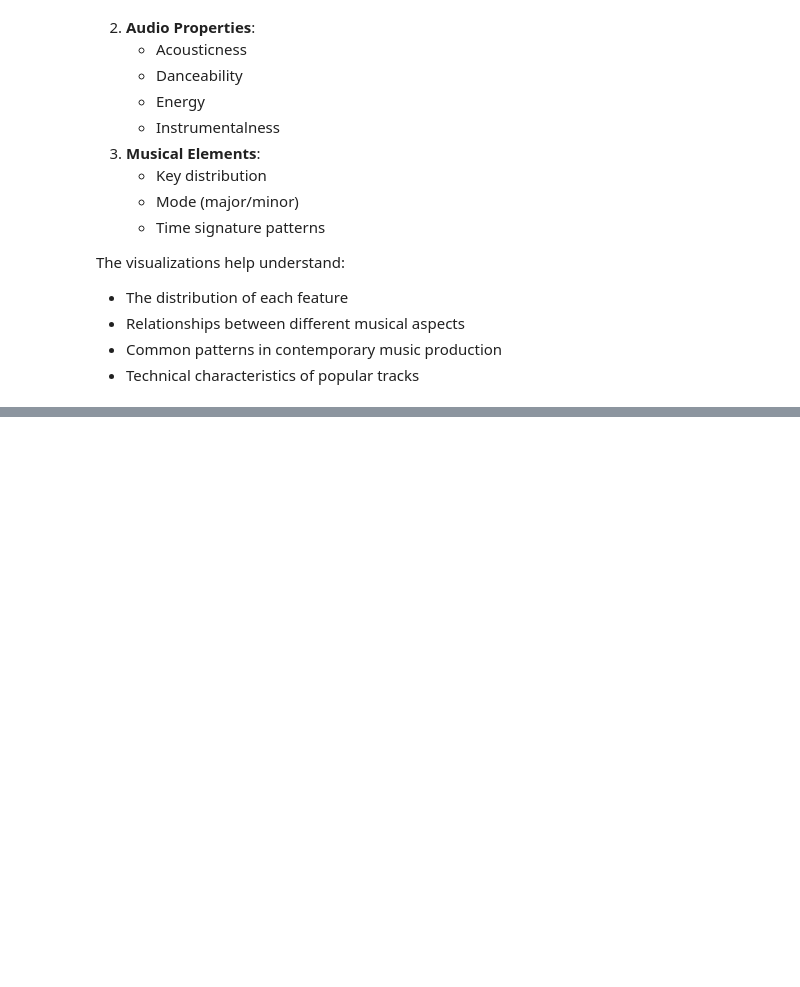
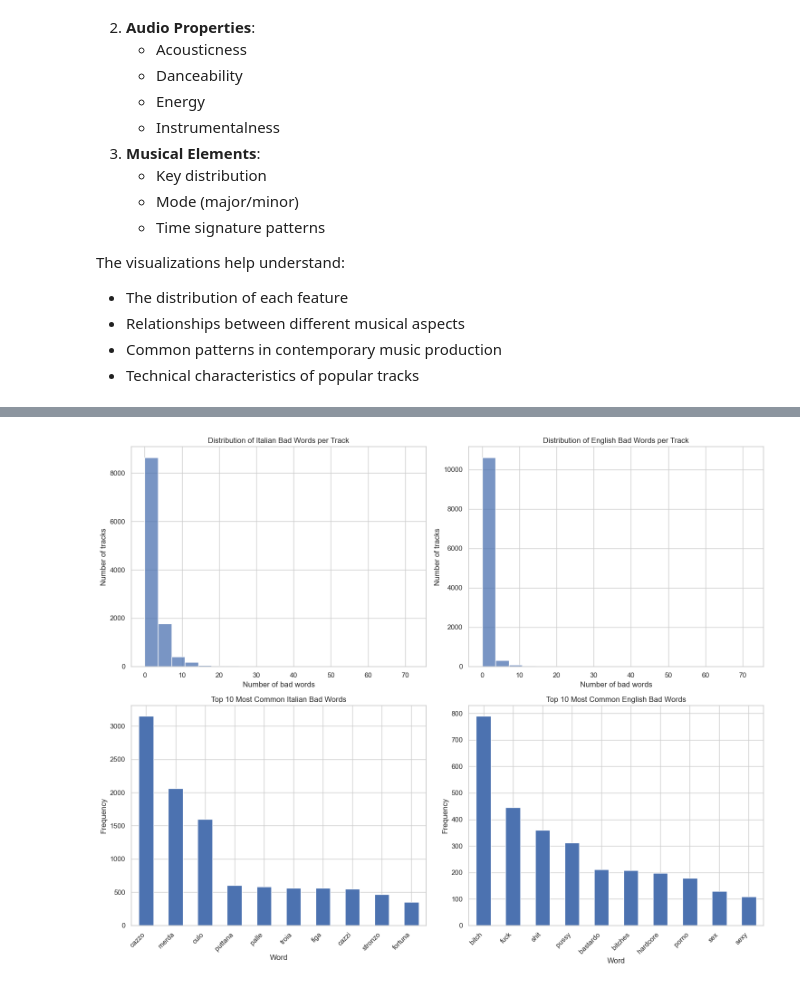
Before and after one commit to DGabri/data_mining_unipi, a Jupyter notebook: task_1/data_under_marco.ipynb, the cells around one changed output, grey strips where cells are left out. Saved outputs shown, nothing was run; the diff lists cells and outputs as text; code cells hidden in the pictures; blank space fills up the shorter version.

```diff
--- a/task_1/data_under_marco.ipynb
+++ b/task_1/data_under_marco.ipynb
@@ -229,0 +172,71 @@ The visualizations help understand:
+# %%
+# Function to extract words from string representation of list
+def extract_words(word_list_str):
+    if pd.isna(word_list_str):
+        return []
+    try:
+        return ast.literal_eval(word_list_str)
+    except:
+        return []
+
+# Convert swear counts to numeric
+tracks['swear_IT'] = pd.to_numeric(tracks['swear_IT'], errors='coerce').fillna(0)
+tracks['swear_EN'] = pd.to_numeric(tracks['swear_EN'], errors='coerce').fillna(0)
+
+# Extract Italian and English bad words
+tracks['swear_IT_list'] = tracks['swear_IT_words'].apply(extract_words)
+tracks['swear_EN_list'] = tracks['swear_EN_words'].apply(extract_words)
+
+# Count occurrences of each bad word
+it_words = [word for words in tracks['swear_IT_list'] for word in words]
+en_words = [word for words in tracks['swear_EN_list'] for word in words]
+
+it_word_counts = pd.Series(it_words).value_counts()
+en_word_counts = pd.Series(en_words).value_counts()
+
+# Create visualization
+fig, ((ax1, ax2), (ax3, ax4)) = plt.subplots(2, 2, figsize=(15, 12))
+
+# Plot 1: Distribution of number of bad words per track (Italian)
+sns.histplot(tracks['swear_IT'], ax=ax1, bins=20)
+ax1.set_title('Distribution of Italian Bad Words per Track')
+ax1.set_xlabel('Number of bad words')
+ax1.set_ylabel('Number of tracks')
+
+# Plot 2: Distribution of number of bad words per track (English)
+sns.histplot(tracks['swear_EN'], ax=ax2, bins=20)
+ax2.set_title('Distribution of English Bad Words per Track')
+ax2.set_xlabel('Number of bad words')
+ax2.set_ylabel('Number of tracks')
+
+# Plot 3: Top 10 most common Italian bad words
+if len(it_word_counts) > 0:
+    it_word_counts.head(10).plot(kind='bar', ax=ax3)
+    ax3.set_title('Top 10 Most Common Italian Bad Words')
+    ax3.set_xlabel('Word')
+    ax3.set_ylabel('Frequency')
+    plt.setp(ax3.xaxis.get_majorticklabels(), rotation=45, ha='right')
+
+# Plot 4: Top 10 most common English bad words
+if len(en_word_counts) > 0:
+    en_word_counts.head(10).plot(kind='bar', ax=ax4)
+    ax4.set_title('Top 10 Most Common English Bad Words')
+    ax4.set_xlabel('Word')
+    ax4.set_ylabel('Frequency')
+    plt.setp(ax4.xaxis.get_majorticklabels(), rotation=45, ha='right')
+
+plt.tight_layout()
+plt.show()
+
+# Print summary statistics
+print("\nSummary Statistics:")
+print(f"Total number of tracks with Italian bad words: {(tracks['swear_IT'] > 0).sum()}")
+print(f"Total number of tracks with English bad words: {(tracks['swear_EN'] > 0).sum()}")
+print(f"Total unique Italian bad words: {len(it_word_counts)}")
+print(f"Total unique English bad words: {len(en_word_counts)}")
+print("\nMost common Italian bad words:")
+print(it_word_counts.head().to_string())
+print("\nMost common English bad words:")
+print(en_word_counts.head().to_string())
+# %% [output]
+[figure, added]
```
Also changed, not shown: parts of 14 cells of this notebook, 4 other files.
